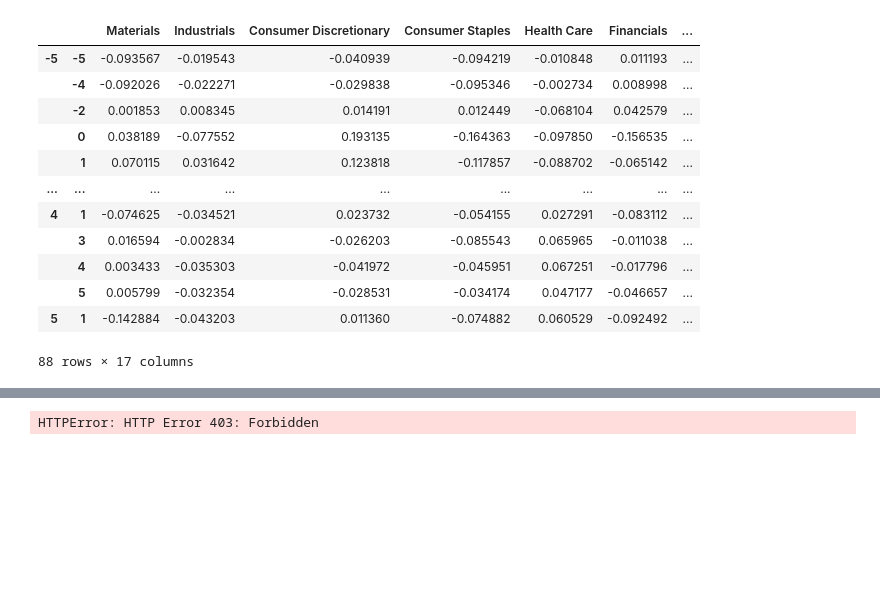
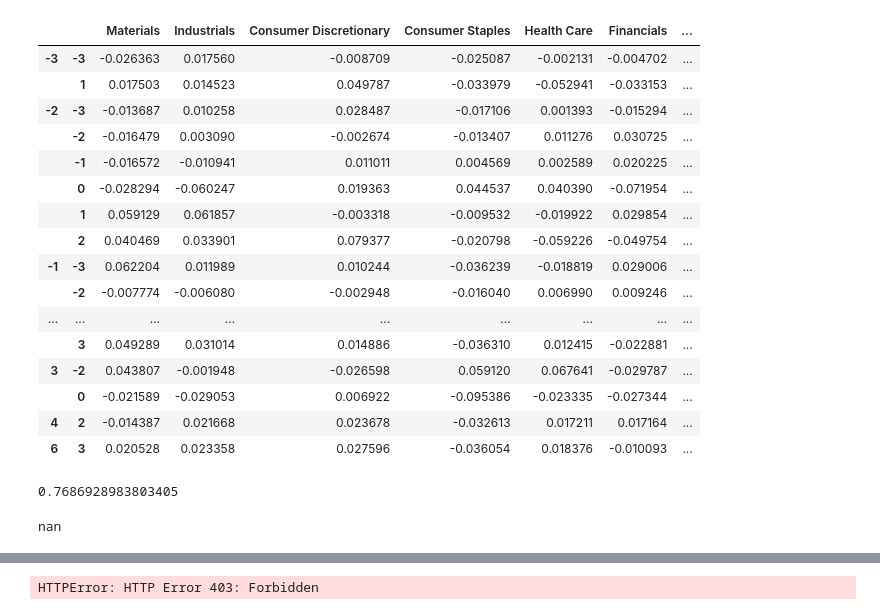
Before and after one commit to Rhys2024/740, a Jupyter notebook: Building.ipynb, the cells around one changed output, grey strips where cells are left out. Saved outputs shown, nothing was run; the diff lists cells and outputs as text; code cells hidden in the pictures; blank space fills up the shorter version.

```diff
--- a/Building.ipynb
+++ b/Building.ipynb
@@ -77,0 +74,14 @@ df = update_data('sectors', 'real rate')
+# %%
+
+
+#sector_df[['Real Yield','Yield Curve']].plot()
+
+#sector_df = pd.read_csv("sectors_and_rates.csv", index_col="Date")
+#factor_df = pd.read_csv("factors_and_rates.csv", index_col="Date")
+
+#sector_df
+#factor_df
+
+sector_df = pd.read_csv("2006.csv", index_col="Date")
+
+sector_df
@@ -78,5 +120,3 @@ df = update_data('sectors', 'real rate')
 # %%
 
-
-exposure_report = Rate_Exposures(df, 252, 120, ['Real Yield', 'Yield Curve'])
-#yield_curve = Rate_Exposures(yield_curve_df, 252, 120, "Yield Curve")
+exposure_report = Rate_Exposures(sector_df, 252, 60, ['Real Yield', 'Yield Curve'], "SP-500")
@@ -83,18 +127,56 @@ exposure_report = Rate_Exposures(df, 252, 120, ['Real Yield', 'Yield Curve'])
 # %%
 
 
-exposure_report.mean_returns
+exposure_report
 # %% [output]
 |  |  | Materials | Industrials | Consumer Discretionary | Consumer Staples | Health Care | Financials | ... |
-| -5 | -5 | -0.093567 | -0.019543 | -0.040939 | -0.094219 | -0.010848 | 0.011193 | ... |
-|  | -4 | -0.092026 | -0.022271 | -0.029838 | -0.095346 | -0.002734 | 0.008998 | ... |
-|  | -2 | 0.001853 | 0.008345 | 0.014191 | 0.012449 | -0.068104 | 0.042579 | ... |
-|  | 0 | 0.038189 | -0.077552 | 0.193135 | -0.164363 | -0.097850 | -0.156535 | ... |
-|  | 1 | 0.070115 | 0.031642 | 0.123818 | -0.117857 | -0.088702 | -0.065142 | ... |
+| -3 | -3 | -0.026363 | 0.017560 | -0.008709 | -0.025087 | -0.002131 | -0.004702 | ... |
+|  | 1 | 0.017503 | 0.014523 | 0.049787 | -0.033979 | -0.052941 | -0.033153 | ... |
+| -2 | -3 | -0.013687 | 0.010258 | 0.028487 | -0.017106 | 0.001393 | -0.015294 | ... |
+|  | -2 | -0.016479 | 0.003090 | -0.002674 | -0.013407 | 0.011276 | 0.030725 | ... |
+|  | -1 | -0.016572 | -0.010941 | 0.011011 | 0.004569 | 0.002589 | 0.020225 | ... |
+|  | 0 | -0.028294 | -0.060247 | 0.019363 | 0.044537 | 0.040390 | -0.071954 | ... |
+|  | 1 | 0.059129 | 0.061857 | -0.003318 | -0.009532 | -0.019922 | 0.029854 | ... |
+|  | 2 | 0.040469 | 0.033901 | 0.079377 | -0.020798 | -0.059226 | -0.049754 | ... |
+| -1 | -3 | 0.062204 | 0.011989 | 0.010244 | -0.036239 | -0.018819 | 0.029006 | ... |
+|  | -2 | -0.007774 | -0.006080 | -0.002948 | -0.016040 | 0.006990 | 0.009246 | ... |
 | ... | ... | ... | ... | ... | ... | ... | ... | ... |
-| 4 | 1 | -0.074625 | -0.034521 | 0.023732 | -0.054155 | 0.027291 | -0.083112 | ... |
-|  | 3 | 0.016594 | -0.002834 | -0.026203 | -0.085543 | 0.065965 | -0.011038 | ... |
-|  | 4 | 0.003433 | -0.035303 | -0.041972 | -0.045951 | 0.067251 | -0.017796 | ... |
-|  | 5 | 0.005799 | -0.032354 | -0.028531 | -0.034174 | 0.047177 | -0.046657 | ... |
-| 5 | 1 | -0.142884 | -0.043203 | 0.011360 | -0.074882 | 0.060529 | -0.092492 | ... |
+|  | 3 | 0.049289 | 0.031014 | 0.014886 | -0.036310 | 0.012415 | -0.022881 | ... |
+| 3 | -2 | 0.043807 | -0.001948 | -0.026598 | 0.059120 | 0.067641 | -0.029787 | ... |
+|  | 0 | -0.021589 | -0.029053 | 0.006922 | -0.095386 | -0.023335 | -0.027344 | ... |
+| 4 | 2 | -0.014387 | 0.021668 | 0.023678 | -0.032613 | 0.017211 | 0.017164 | ... |
+| 6 | 3 | 0.020528 | 0.023358 | 0.027596 | -0.036054 | 0.018376 | -0.010093 | ... |
-88 rows × 17 columns
+# %%
+
+
+
+useful.beta_asset_to_index(sector_df[['Materials', "SP-500"]].pct_change().dropna()[:20].values)
+# %% [output]
+0.7686928983803405
+# %%
+
+bruh = sector_df[['Materials', "SP-500"]]
+
+mat_vs_sp500 = bruh.values
+
+#np.cov(mat_vs_sp500).shape
+
+ok = np.vstack((mat_vs_sp500[:,0], mat_vs_sp500[:,1]))
+
+#mat_vs_sp500.shape
+
+
+def beta_asset_to_index(asset_to_index):
+
+    asset_to_index = np.vstack((asset_to_index[:,0], asset_to_index[:,1]))
+
+    #log_returns = np.log(asset_to_index/asset_to_index.shift()).values
+
+    return np.cov(asset_to_index)[0][1] / np.var(asset_to_index)
+
+
+beta_asset_to_index(bruh)
+
+#useful.beta(bruh)
+# %% [output]
+nan
```
Also changed, not shown: parts of 16 cells of this notebook, 6 other files.
